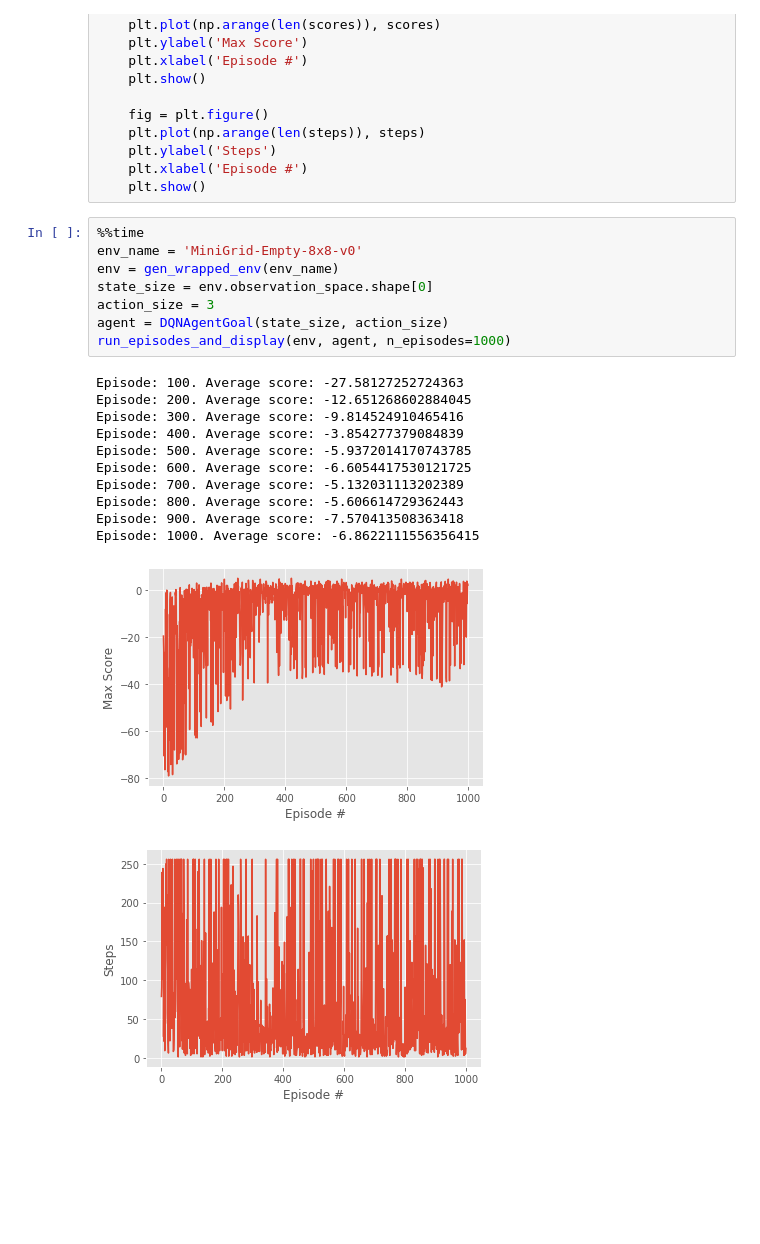
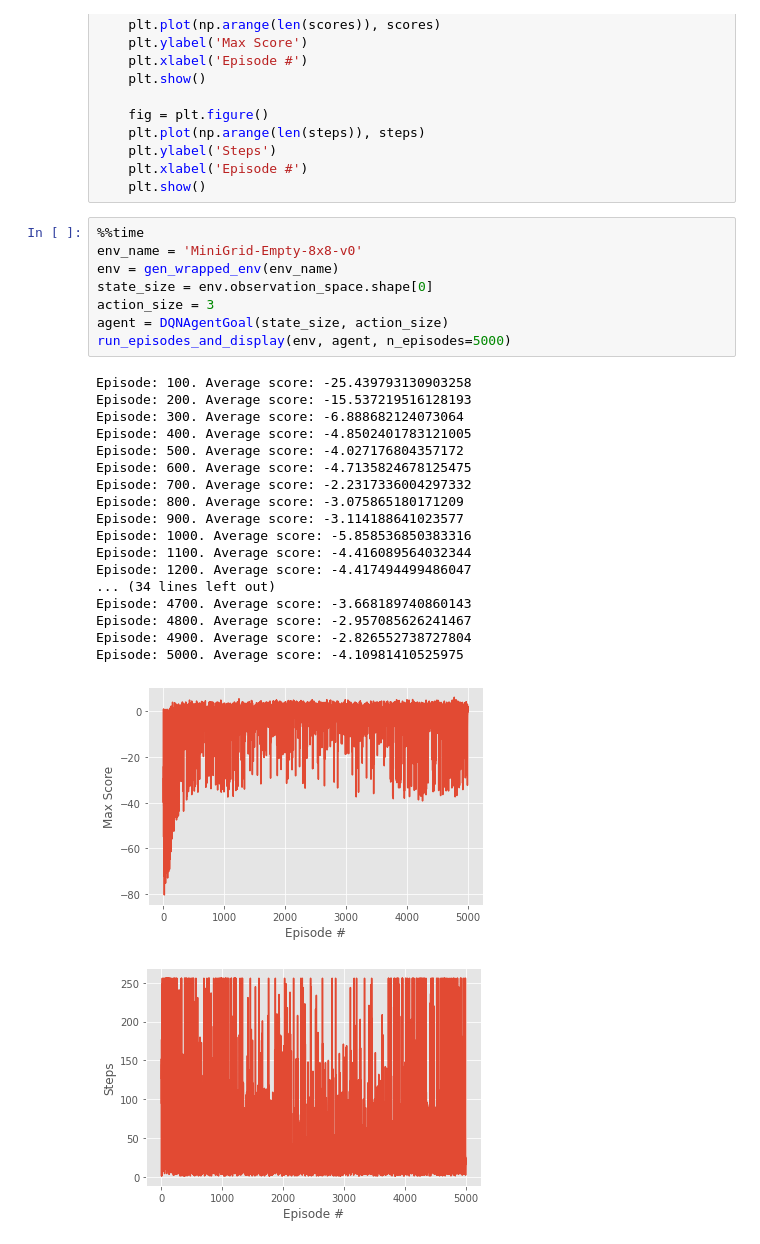
Before and after one commit to dllllb/rllr, a Jupyter notebook: notebooks/rllr_dqn_goal.ipynb, the cells around one changed output. Saved outputs shown, nothing was run; the diff lists cells and outputs as text; blank space fills up the shorter version.

```diff
--- a/notebooks/rllr_dqn_goal.ipynb
+++ b/notebooks/rllr_dqn_goal.ipynb
@@ -374,21 +374,28 @@ def run_episodes_and_display(env, agent, n_episodes=1000):
 # %%
 %%time
 env_name = 'MiniGrid-Empty-8x8-v0'
 env = gen_wrapped_env(env_name)
 state_size = env.observation_space.shape[0]
 action_size = 3
 agent = DQNAgentGoal(state_size, action_size)
-run_episodes_and_display(env, agent, n_episodes=1000)
+run_episodes_and_display(env, agent, n_episodes=5000)
 # %% [output]
-Episode: 100. Average score: -27.58127252724363
-Episode: 200. Average score: -12.651268602884045
-Episode: 300. Average score: -9.814524910465416
-Episode: 400. Average score: -3.854277379084839
-Episode: 500. Average score: -5.9372014170743785
-Episode: 600. Average score: -6.6054417530121725
-Episode: 700. Average score: -5.132031113202389
-Episode: 800. Average score: -5.606614729362443
-Episode: 900. Average score: -7.570413508363418
-Episode: 1000. Average score: -6.8622111556356415
+Episode: 100. Average score: -25.439793130903258
+Episode: 200. Average score: -15.537219516128193
+Episode: 300. Average score: -6.888682124073064
+Episode: 400. Average score: -4.8502401783121005
+Episode: 500. Average score: -4.027176804357172
+Episode: 600. Average score: -4.7135824678125475
+Episode: 700. Average score: -2.2317336004297332
+Episode: 800. Average score: -3.075865180171209
+Episode: 900. Average score: -3.114188641023577
+Episode: 1000. Average score: -5.858536850383316
+Episode: 1100. Average score: -4.416089564032344
+Episode: 1200. Average score: -4.417494499486047
+... (34 lines left out)
+Episode: 4700. Average score: -3.668189740860143
+Episode: 4800. Average score: -2.957085626241467
+Episode: 4900. Average score: -2.826552738727804
+Episode: 5000. Average score: -4.10981410525975
-[figure, old version]
+[figure, new version]
-[figure, old version]
+[figure, new version]
```
Also changed, not shown: parts of 2 cells of this notebook, 2 other files.
